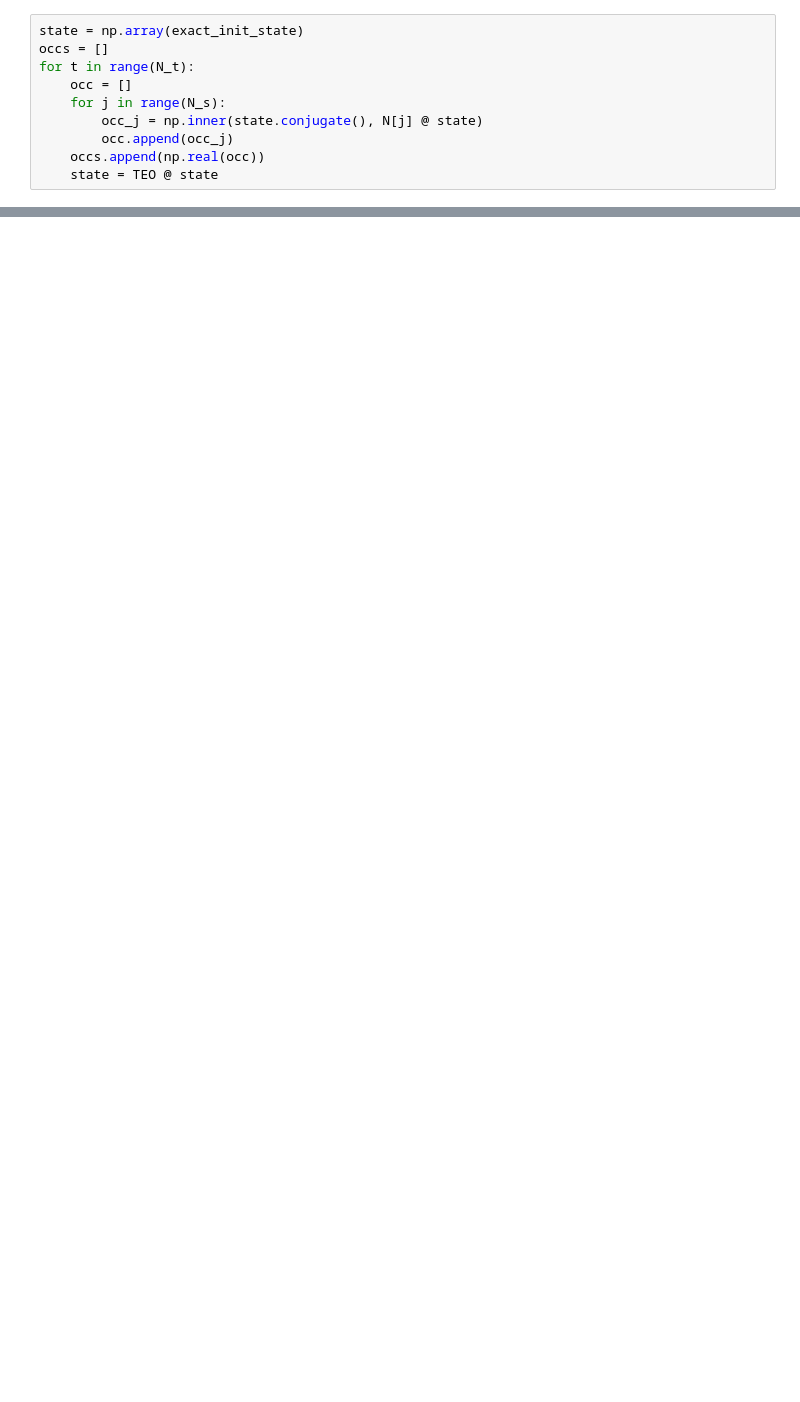
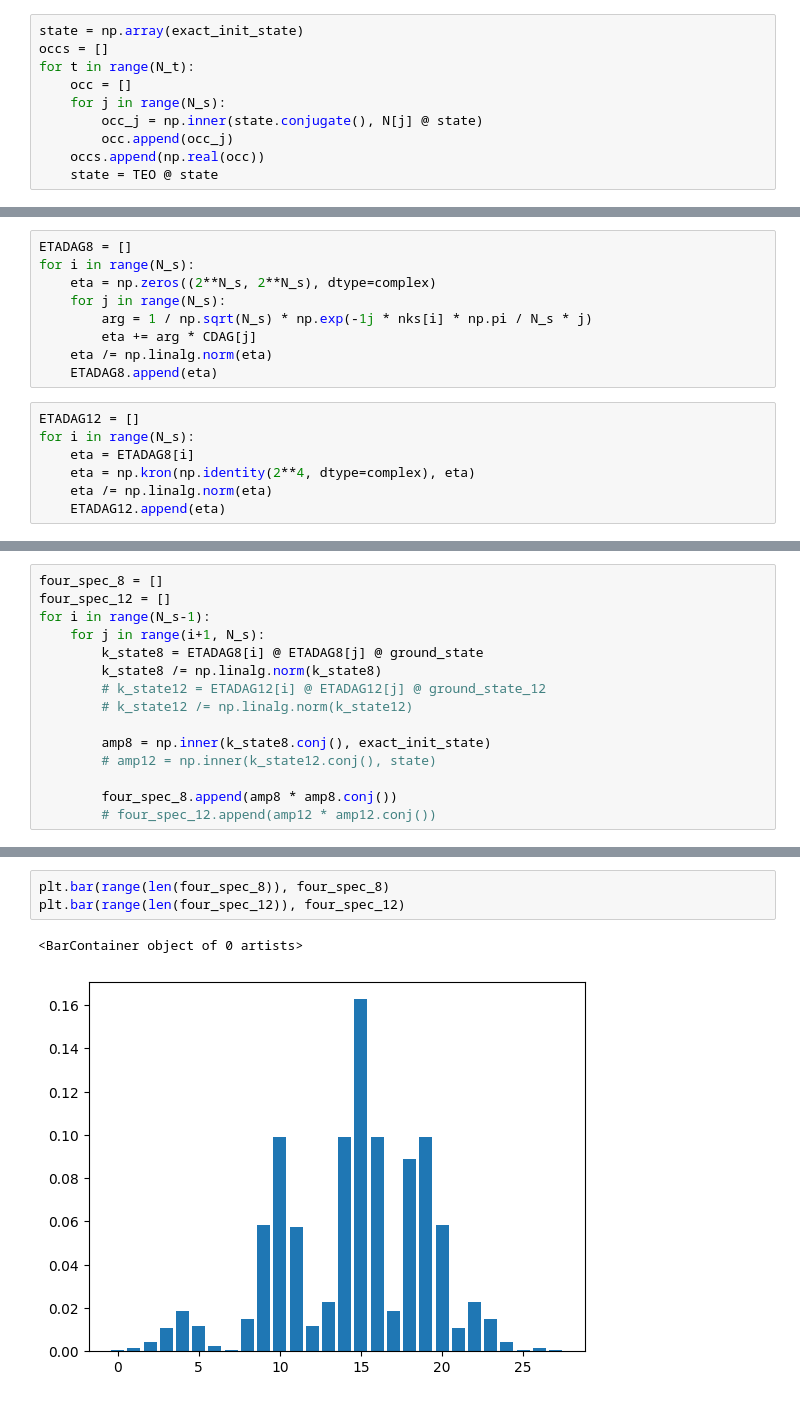
Before and after one commit to mhite926/qiskit-ising-scattering, a Jupyter notebook: Python-Codes/State-Prep-Givens.ipynb, the cells around one changed output, grey strips where cells are left out. Saved outputs shown, nothing was run; the diff lists cells and outputs as text; blank space fills up the shorter version.

```diff
--- a/Python-Codes/State-Prep-Givens.ipynb
+++ b/Python-Codes/State-Prep-Givens.ipynb
@@ -373,0 +449,16 @@ plt.colorbar()
+# %%
+ETADAG8 = []
+for i in range(N_s):
+    eta = np.zeros((2**N_s, 2**N_s), dtype=complex)
+    for j in range(N_s):
+        arg = 1 / np.sqrt(N_s) * np.exp(-1j * nks[i] * np.pi / N_s * j)
+        eta += arg * CDAG[j]
+    eta /= np.linalg.norm(eta)
+    ETADAG8.append(eta)
+# %%
+ETADAG12 = []
+for i in range(N_s):
+    eta = ETADAG8[i]
+    eta = np.kron(np.identity(2**4, dtype=complex), eta)
+    eta /= np.linalg.norm(eta)
+    ETADAG12.append(eta)
@@ -373,0 +518,15 @@ plt.colorbar()
+# %%
+four_spec_8 = []
+four_spec_12 = []
+for i in range(N_s-1):
+    for j in range(i+1, N_s):
+        k_state8 = ETADAG8[i] @ ETADAG8[j] @ ground_state
+        k_state8 /= np.linalg.norm(k_state8)
+        # k_state12 = ETADAG12[i] @ ETADAG12[j] @ ground_state_12
+        # k_state12 /= np.linalg.norm(k_state12)
+
+        amp8 = np.inner(k_state8.conj(), exact_init_state)
+        # amp12 = np.inner(k_state12.conj(), state)
+
+        four_spec_8.append(amp8 * amp8.conj())
+        # four_spec_12.append(amp12 * amp12.conj())
@@ -373,0 +537,6 @@ plt.colorbar()
+# %%
+plt.bar(range(len(four_spec_8)), four_spec_8)
+plt.bar(range(len(four_spec_12)), four_spec_12)
+# %% [output]
+<BarContainer object of 0 artists>
+[figure, added]
```
Also changed, not shown: parts of 32 cells of this notebook.
